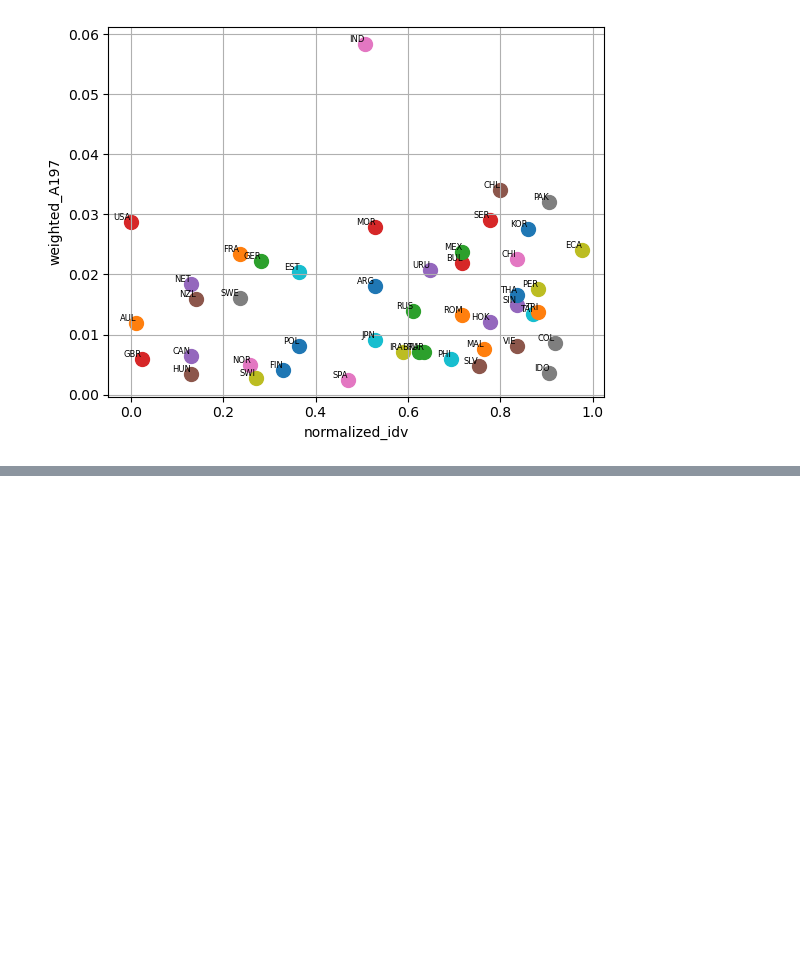
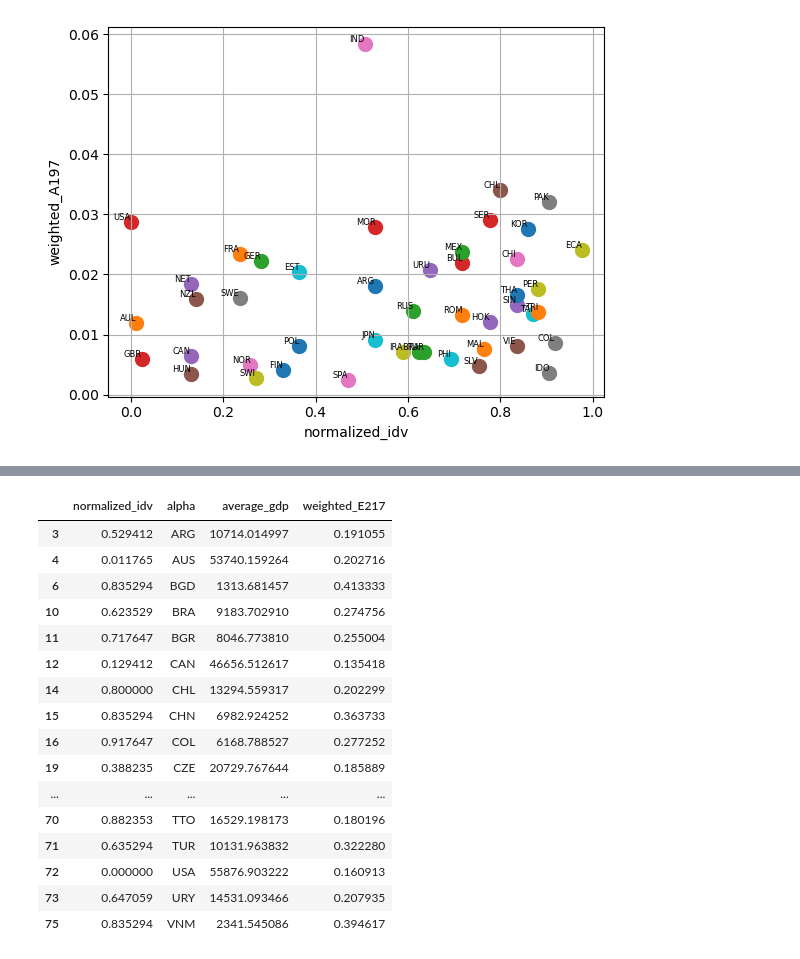
Before and after one commit to ns037/Sunwater_Institute, a Jupyter notebook: Climate-data-new-experiments/wvs-longitude-experiments.ipynb, the cells around one changed output, grey strips where cells are left out. Cells and saved outputs as stored; diff of their text form; code cells hidden in the pictures; blank space fills up the shorter version.

```diff
--- a/Climate-data-new-experiments/wvs-longitude-experiments.ipynb
+++ b/Climate-data-new-experiments/wvs-longitude-experiments.ipynb
@@ -289,0 +552,22 @@ plt.grid()
+# %%
+merged_df.drop(columns='Unnamed: 0',inplace=True)
+merged_df = merged_df[~(merged_df.normalized_idv.isna())&(~merged_df.average_gdp.isna())&(~merged_df.weighted_E217.isna())]
+merged_df
+# %% [output]
+|  | normalized_idv | alpha | average_gdp | weighted_E217 |
+| 3 | 0.529412 | ARG | 10714.014997 | 0.191055 |
+| 4 | 0.011765 | AUS | 53740.159264 | 0.202716 |
+| 6 | 0.835294 | BGD | 1313.681457 | 0.413333 |
+| 10 | 0.623529 | BRA | 9183.702910 | 0.274756 |
+| 11 | 0.717647 | BGR | 8046.773810 | 0.255004 |
+| 12 | 0.129412 | CAN | 46656.512617 | 0.135418 |
+| 14 | 0.800000 | CHL | 13294.559317 | 0.202299 |
+| 15 | 0.835294 | CHN | 6982.924252 | 0.363733 |
+| 16 | 0.917647 | COL | 6168.788527 | 0.277252 |
+| 19 | 0.388235 | CZE | 20729.767644 | 0.185889 |
+| ... | ... | ... | ... | ... |
+| 70 | 0.882353 | TTO | 16529.198173 | 0.180196 |
+| 71 | 0.635294 | TUR | 10131.963832 | 0.322280 |
+| 72 | 0.000000 | USA | 55876.903222 | 0.160913 |
+| 73 | 0.647059 | URY | 14531.093466 | 0.207935 |
+| 75 | 0.835294 | VNM | 2341.545086 | 0.394617 |
```
Also changed, not shown: parts of 29 cells of this notebook, 6 other files.
